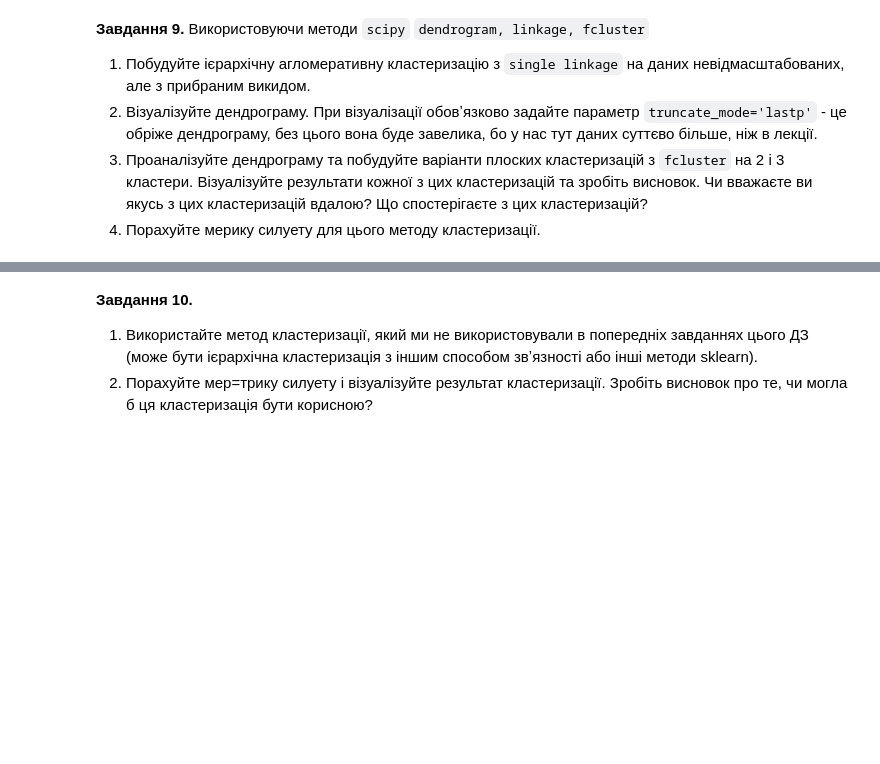
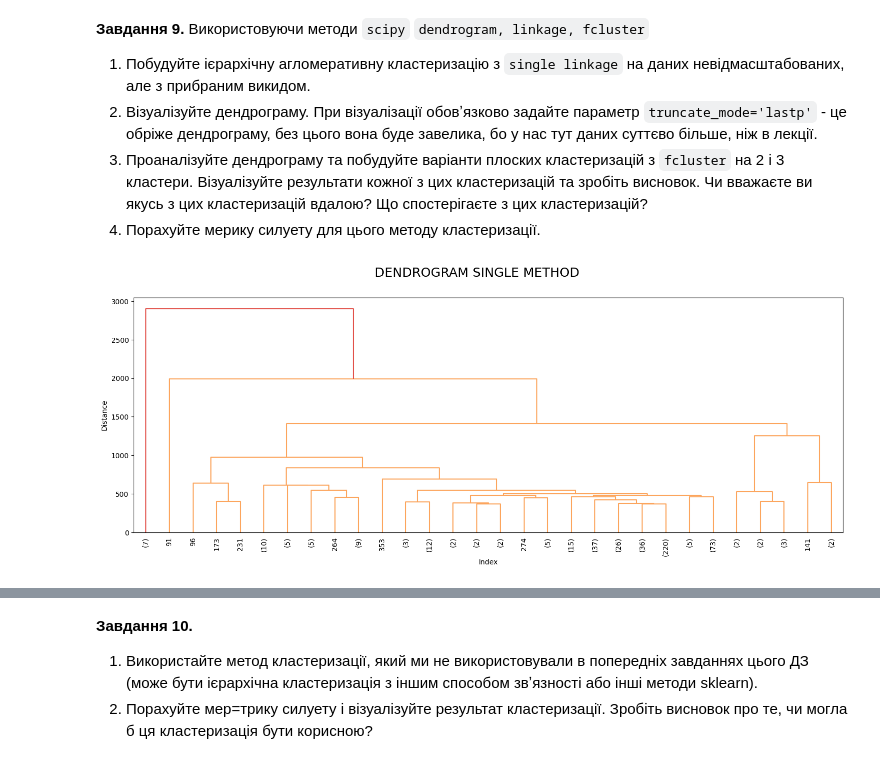
Before and after one commit to nikishkaaa/ML-Course, a Jupyter notebook: "HW_Алгоритми_кластеризації_ipynb".ipynb, the cells around one changed output, grey strips where cells are left out. Cells and saved outputs as stored; diff of their text form; code cells hidden in the pictures; blank space fills up the shorter version.

```diff
--- a/"HW_Алгоритми_кластеризації_ipynb".ipynb
+++ b/"HW_Алгоритми_кластеризації_ipynb".ipynb
@@ -417,3 +417,15 @@ plt.show()
 2. Візуалізуйте дендрограму. При візуалізації обовʼязково задайте параметр `truncate_mode='lastp'` - це обріже дендрограму, без цього вона буде завелика, бо у нас тут даних суттєво більше, ніж в лекції.
 3. Проаналізуйте дендрограму та побудуйте варіанти плоских кластеризацій з `fcluster` на 2 і 3 кластери. Візуалізуйте результати кожної з цих кластеризацій та зробіть висновок. Чи вважаєте ви якусь з цих кластеризацій вдалою? Що спостерігаєте з цих кластеризацій?
 4. Порахуйте мерику силуету для цього методу кластеризації.
+# %%
+X_new = remove_outliers_iqr(X)
+# %%
+dist_sin = linkage(X_new, method="single")
+plt.figure(figsize=(18,6))
+dendrogram(dist_sin, leaf_rotation=90, truncate_mode='lastp')
+plt.xlabel('Index')
+plt.ylabel('Distance')
+plt.suptitle("DENDROGRAM SINGLE METHOD",fontsize=18)
+plt.show()
+# %% [output]
+[figure, added]
```
Also changed, not shown: parts of 22 cells of this notebook.
